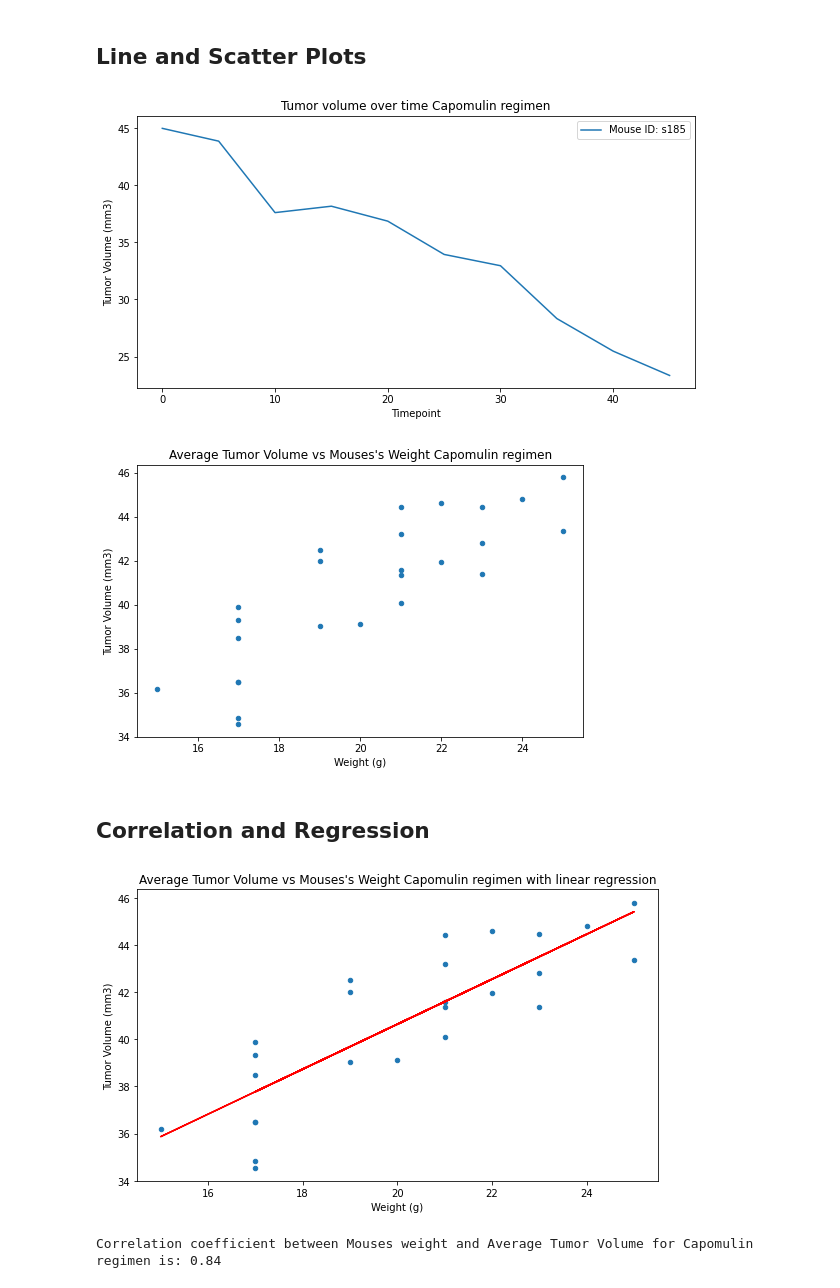
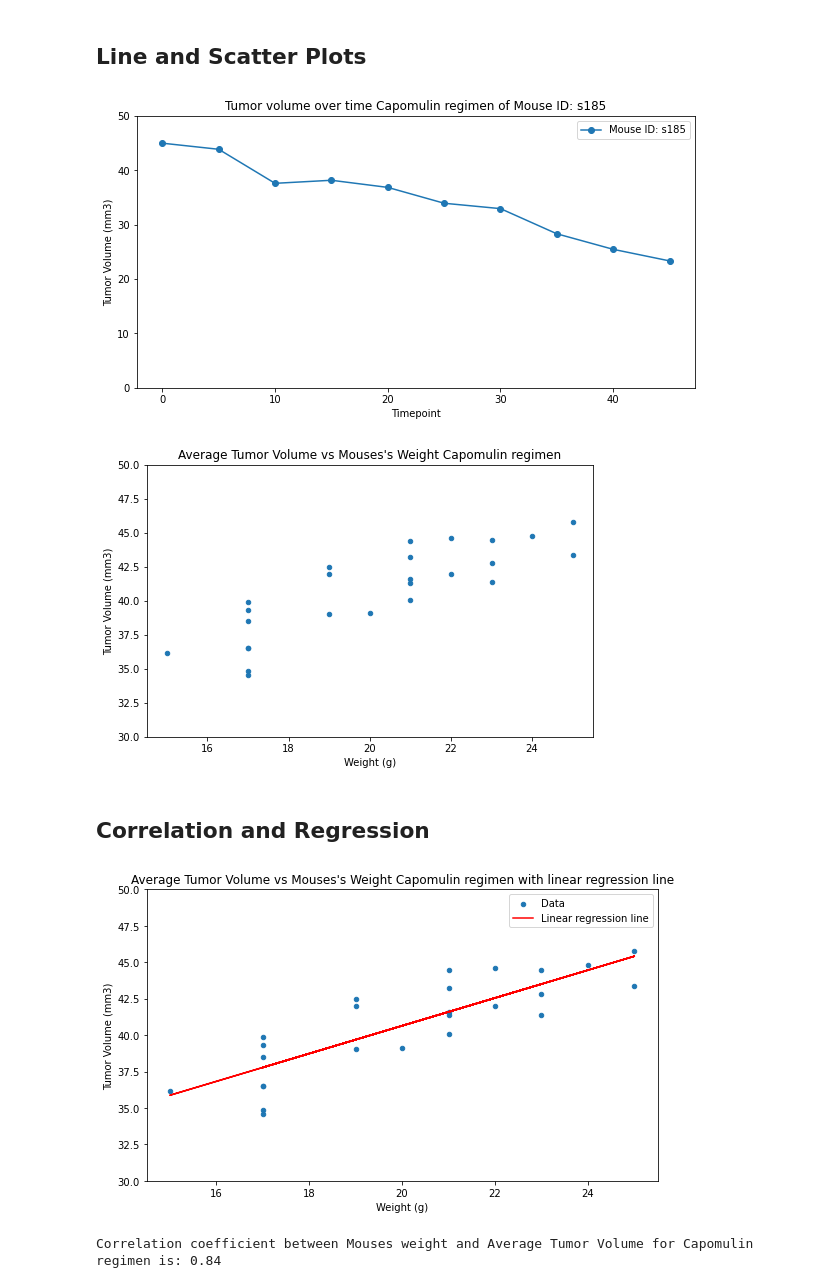
Before and after one commit to datng87/Matplotlib, a Jupyter notebook: Pymaceuticals/pymaceuticals_starter.ipynb, the cells around one changed output. Cells and saved outputs as stored; diff of their text form; code cells hidden in the pictures.

```diff
--- a/Pymaceuticals/pymaceuticals_starter.ipynb
+++ b/Pymaceuticals/pymaceuticals_starter.ipynb
@@ -259,35 +271,41 @@ mouse_list_Capomulin = Capomulin_df["Mouse ID"].unique()
 mouse_position = 0
 one_mouse_data_Capomulin = Capomulin_df.loc[Capomulin_df["Mouse ID"]==mouse_list_Capomulin[mouse_position],["Timepoint","Tumor Volume (mm3)"]]
 one_mouse_data_Capomulin.set_index("Timepoint",inplace=True)
-ax = one_mouse_data_Capomulin.plot(kind="line", figsize =(10,5), title = "Tumor volume over time Capomulin regimen")
+ax = one_mouse_data_Capomulin.plot(kind="line", figsize =(10,5),
+                                   title = "Tumor volume over time Capomulin regimen of Mouse ID: " + mouse_list_Capomulin[mouse_position],
+                                   marker="o")
 ax.set_ylabel("Tumor Volume (mm3)")
 ax.legend(["Mouse ID: "+mouse_list_Capomulin[mouse_position]],loc="best")
+ax.set_ylim(0,50)
 plt.show()
 # %% [output]
-[figure, old version]
+[figure, new version]
 # %%
 # Generate a scatter plot of mouse weight versus average tumor volume for the Capomulin regimen
 average_Tumor_Volume_Capomulin_df = Capomulin_df.groupby("Mouse ID").mean()
 average_Tumor_Volume_Capomulin_df.plot(kind ="scatter",x="Weight (g)",y="Tumor Volume (mm3)",
                                        title="Average Tumor Volume vs Mouses's Weight Capomulin regimen",figsize = (8,5))
+plt.ylim(30,50)
 plt.show()
 # %% [output]
-[figure, old version]
+[figure, new version]
 # %% [markdown]
 ## Correlation and Regression
 # %%
 # Calculate the correlation coefficient and linear regression model
 # for mouse weight and average tumor volume for the Capomulin regimen
 (slope, intercept, rvalue, pvalue, stderr) = linregress(average_Tumor_Volume_Capomulin_df["Weight (g)"],average_Tumor_Volume_Capomulin_df["Tumor Volume (mm3)"])
 regress_value = slope * average_Tumor_Volume_Capomulin_df["Weight (g)"] + intercept
 
 average_Tumor_Volume_Capomulin_df.plot(kind ="scatter",x="Weight (g)",y="Tumor Volume (mm3)",
-                                       title="Average Tumor Volume vs Mouses's Weight Capomulin regimen with linear regression",figsize = (8,5))
+                                       title="Average Tumor Volume vs Mouses's Weight Capomulin regimen with linear regression line",figsize = (8,5))
 plt.plot(average_Tumor_Volume_Capomulin_df["Weight (g)"],regress_value,color="r")
+plt.legend(["Data","Linear regression line"],loc="best")
+plt.ylim(30,50)
 plt.tight_layout()
 plt.show()
 # %% [output]
-[figure, old version]
+[figure, new version]
 # %%
 correlation = st.pearsonr(average_Tumor_Volume_Capomulin_df["Weight (g)"],average_Tumor_Volume_Capomulin_df["Tumor Volume (mm3)"])
 print(f"Correlation coefficient between Mouses weight and Average Tumor Volume for Capomulin regimen is: {round(correlation[0],2)}")
```
Also changed, not shown: parts of 4 cells of this notebook, 1 other file.
